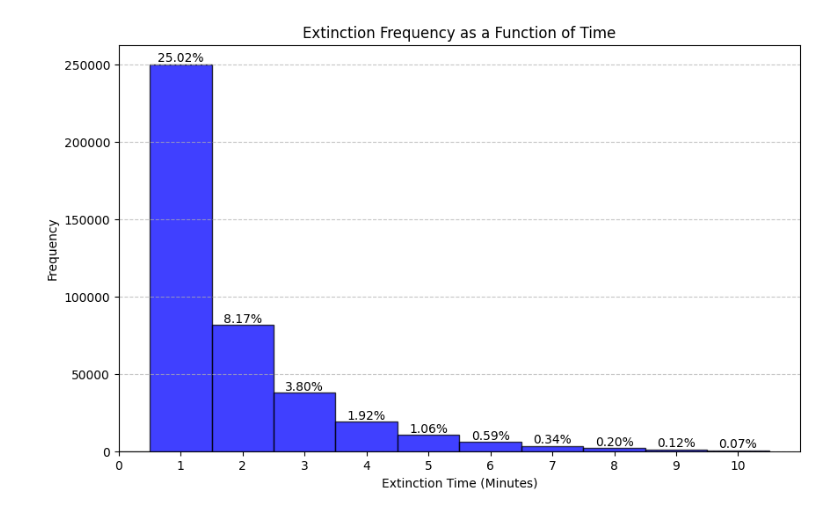
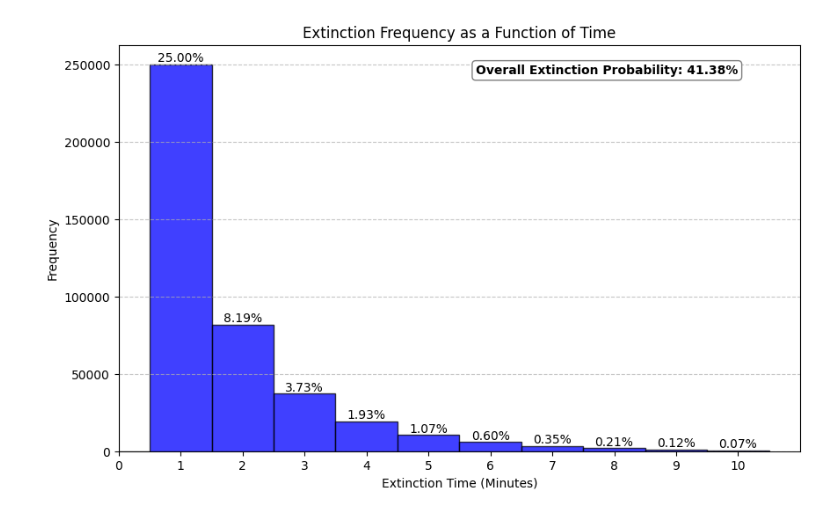
Before and after one commit to vibothe/Probabilistic_simulations, a Jupyter notebook: stochastic_amoeba/amoeba_population.ipynb, the cells around one changed output. Saved outputs shown, nothing was run; the diff lists cells and outputs as text; code cells hidden in the pictures.

Commit message:
added overall prob number to histogram and reran sim

```diff
--- a/stochastic_amoeba/amoeba_population.ipynb
+++ b/stochastic_amoeba/amoeba_population.ipynb
@@ -71,32 +73,34 @@ Simulational Inference: Probability of extinction= 0.4139
 # %%
 #Visualize extinction rates as function of time upto 10 time steps
 
 filtered_extinction_times = [t for t in extinction_times if t <= 10]
 
 bins = list(range(0, 12))
 
 plt.figure(figsize=(10, 6))
 
 n, bins, patches = plt.hist(filtered_extinction_times, bins=bins, alpha=0.75, color='blue', edgecolor='black', align='left')
 
 #indicate percentage of traials ending in Extinction for each time step
 for i in range(len(patches)):
     height = patches[i].get_height()
     if height > 0:
         fraction = height * 100 / num_simulations  # Convert fractions to percentages
         plt.text(bins[i], height + 0.5, f'{fraction:.2f}%', ha='center', va='bottom', fontsize=10)
-
+plt.text(10, num_simulations/4, f'Overall Extinction Probability: {extinction_probability:.2%}', ha='right', va='top', fontsize=10,
+         fontweight='bold',bbox=dict(facecolor='white', edgecolor='gray', boxstyle='round,pad=0.3'))
+extinction_probability
 plt.xlabel('Extinction Time (Minutes)')
 plt.ylabel('Frequency')
 plt.title('Extinction Frequency as a Function of Time')
 plt.xticks(range(0, 11))
 plt.xlim(0, 11)
 plt.grid(axis='y', linestyle='--', alpha=0.7)
 
 plt.savefig("extinctions_over_time.png", dpi=300, bbox_inches='tight')
 plt.show()
 # %% [output]
-[figure, old version]
+[figure, new version]
 # %%
 # Function to simulate AND track population history for each simulated trial
 def simulate_amoeba(p_die, p_stay, p_double, p_triple, max_steps=10):
```
Also changed, not shown: parts of 4 cells of this notebook, 4 other files.
